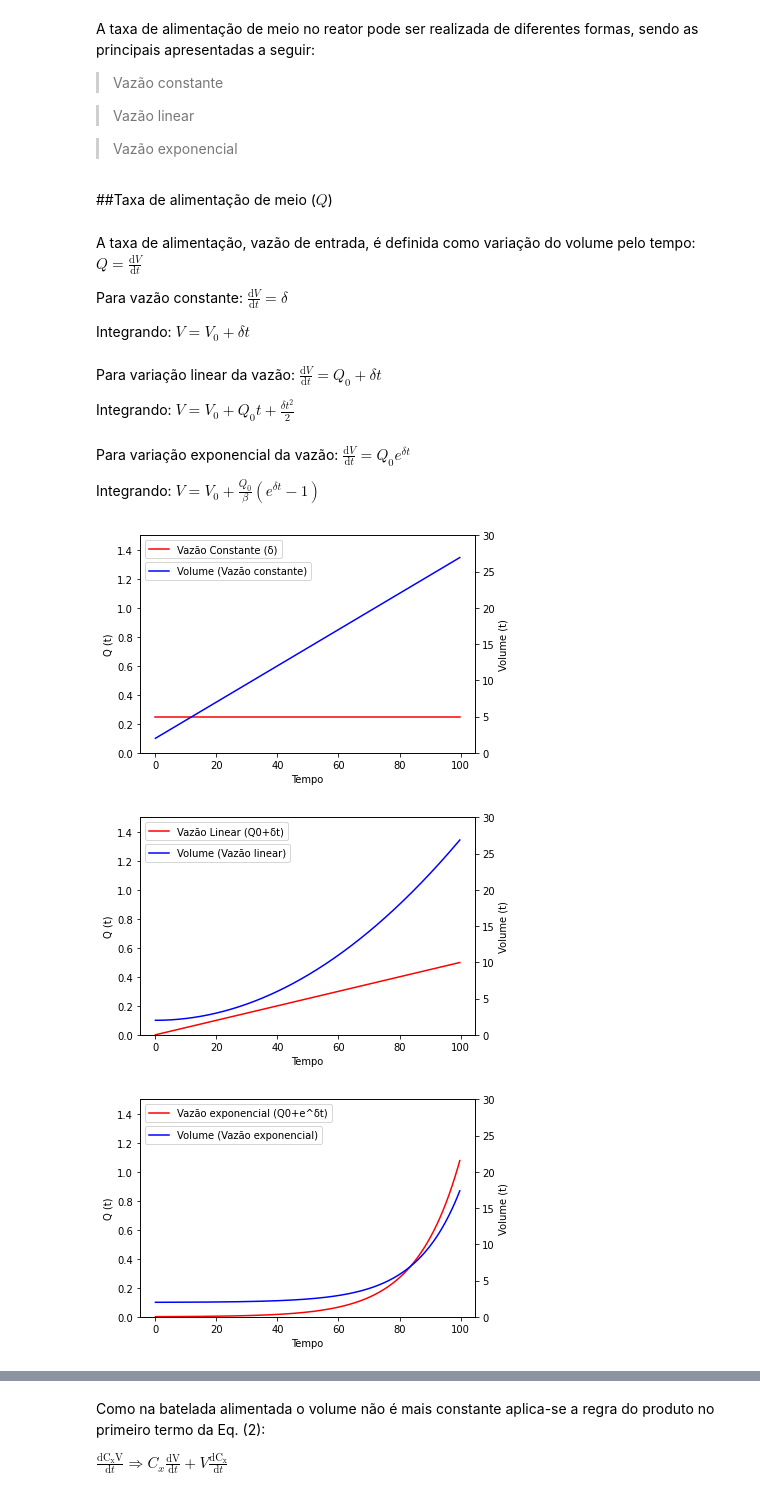
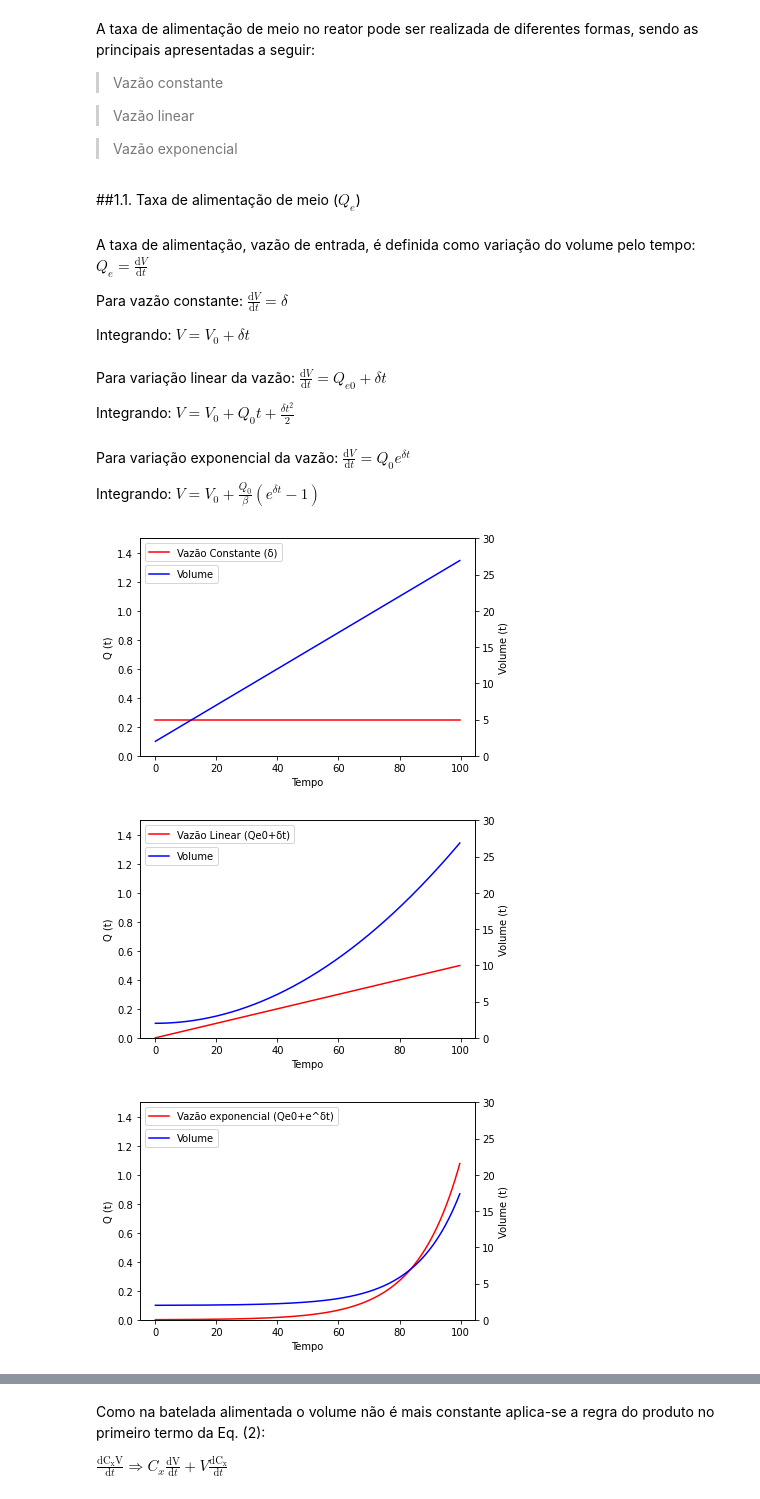
Before and after one commit to VitorMazziero/Processos-Fermentativos, a Jupyter notebook: Modelos Cineticos para Simulação - Batelada Alimentada.ipynb, the cells around one changed output, grey strips where cells are left out. Drawn from its saved outputs; the diff is of its cells as text; code cells hidden in the pictures.

```diff
--- a/Modelos Cineticos para Simulação - Batelada Alimentada.ipynb
+++ b/Modelos Cineticos para Simulação - Batelada Alimentada.ipynb
@@ -15,15 +15,15 @@ A taxa de alimentação de meio no reator pode ser realizada de diferentes forma
 
 > Vazão exponencial
 # %% [markdown]
-##Taxa de alimentação de meio ($Q$)
+##1.1. Taxa de alimentação de meio ($Q_{e}$)
 # %% [markdown]
-A taxa de alimentação, vazão de entrada, é definida como variação do volume pelo tempo: $ Q = \frac{\mathrm{d} V}{\mathrm{d} t}$
+A taxa de alimentação, vazão de entrada, é definida como variação do volume pelo tempo: $ Q_{e} = \frac{\mathrm{d} V}{\mathrm{d} t}$
 
 Para vazão constante: $\frac{\mathrm{d} V}{\mathrm{d} t} = \delta $
 
 Integrando: $V = V_{0} + \delta  t$
 # %% [markdown]
-Para variação linear da vazão: $\frac{\mathrm{d} V}{\mathrm{d} t} =Q_{0} + \delta  t$
+Para variação linear da vazão: $\frac{\mathrm{d} V}{\mathrm{d} t} =Q_{e0} + \delta  t$
 
 Integrando: $V = V_{0}+Q_{0}t + \frac{\delta t^2}{2}$
 # %% [markdown]
@@ -40,9 +40,9 @@ t= np.arange(0,100,0.25)
 
 # Vazão constante
 V0 = 2.0
-Q=0.25
+Qe=0.25
 
-Q_1 = [Q] * len(t)
+Q_1 = [Qe] * len(t)
 V_1 = V0+Q_1*t
 
 #Plotar resultados
@@ -56,52 +56,52 @@ ax2.set_ylabel('Volume (t)')
 ax2.set_ylim([0, 30])
 ax1.set_xlabel('Tempo')
 ax1.legend(['Vazão Constante (δ)'], loc='upper left', bbox_to_anchor=(0, 1))
-ax2.legend(['Volume (Vazão constante)'], loc='upper left', bbox_to_anchor=(0, 0.9))
+ax2.legend(['Volume'], loc='upper left', bbox_to_anchor=(0, 0.9))
 plt.show()
 
 #Vazão linear
-Q0 = 0
+Qe0 = 0
 V0 = 2.0
 δ = 0.005
-Q_2 = Q0 + δ*t
-V_2 = V0 + Q0*t + (δ*t**2)/2
+Q_2 = Qe0 + δ*t
+V_2 = V0 + Qe0*t + (δ*t**2)/2
 
 #Plotar resultados
 fig, ax1 = plt.subplots()
-ax1.plot(t,Q_2,label='Vazão Linear (Q0+δt)', color ='r')
+ax1.plot(t,Q_2,label='Vazão Linear (Qe0+δt)', color ='r')
 ax1.set_ylabel('Q (t)')
 ax1.set_ylim([0, 1.5])
 ax2 = ax1.twinx()
 ax2.plot(t,V_2,label='Volume (Vazão linear)', color ='b')
 ax2.set_ylabel('Volume (t)')
 ax2.set_ylim([0, 30])
 ax1.set_xlabel('Tempo')
-ax1.legend(['Vazão Linear (Q0+δt)'], loc='upper left', bbox_to_anchor=(0, 1))
-ax2.legend(['Volume (Vazão linear)'], loc='upper left', bbox_to_anchor=(0, 0.9))
+ax1.legend(['Vazão Linear (Qe0+δt)'], loc='upper left', bbox_to_anchor=(0, 1))
+ax2.legend(['Volume'], loc='upper left', bbox_to_anchor=(0, 0.9))
 plt.show()
 
 #Vazão exponencial
-Q0 = 0.001
+Qe0 = 0.001
 V0 = 2.0
 δ = 0.07
-Q_3 = Q0*((2.71828)**(δ*t))
-V_3 = V0 + (Q0/δ)*(2.71828**(δ*t)-1)
+Q_3 = Qe0*((2.71828)**(δ*t))
+V_3 = V0 + (Qe0/δ)*(2.71828**(δ*t)-1)
 
 #Plotar resultados
 fig, ax1 = plt.subplots()
-ax1.plot(t,Q_3,label='Vazão exponencial (Q0+e^δt)', color ='r')
+ax1.plot(t,Q_3,label='Vazão exponencial (Qe0+e^δt)', color ='r')
 ax1.set_ylabel('Q (t)')
 ax1.set_ylim([0, 1.5])
 ax2 = ax1.twinx()
-ax2.plot(t,V_3,label='Volume (Vazão exponencial)', color ='b')
+ax2.plot(t,V_3,label='Volume', color ='b')
 ax2.set_ylabel('Volume (t)')
 ax2.set_ylim([0, 30])
 ax1.set_xlabel('Tempo')
-ax1.legend(['Vazão exponencial (Q0+e^δt)'], loc='upper left', bbox_to_anchor=(0, 1))
-ax2.legend(['Volume (Vazão exponencial)'], loc='upper left', bbox_to_anchor=(0, 0.9))
+ax1.legend(['Vazão exponencial (Qe0+e^δt)'], loc='upper left', bbox_to_anchor=(0, 1))
+ax2.legend(['Volume'], loc='upper left', bbox_to_anchor=(0, 0.9))
 plt.show()
 # %% [output]
-[figure, old version]
+[figure, new version]
-[figure, old version]
+[figure, new version]
-[figure, old version]
+[figure, new version]
 # %% [markdown]
```
Also changed, not shown: parts of 41 cells of this notebook.
